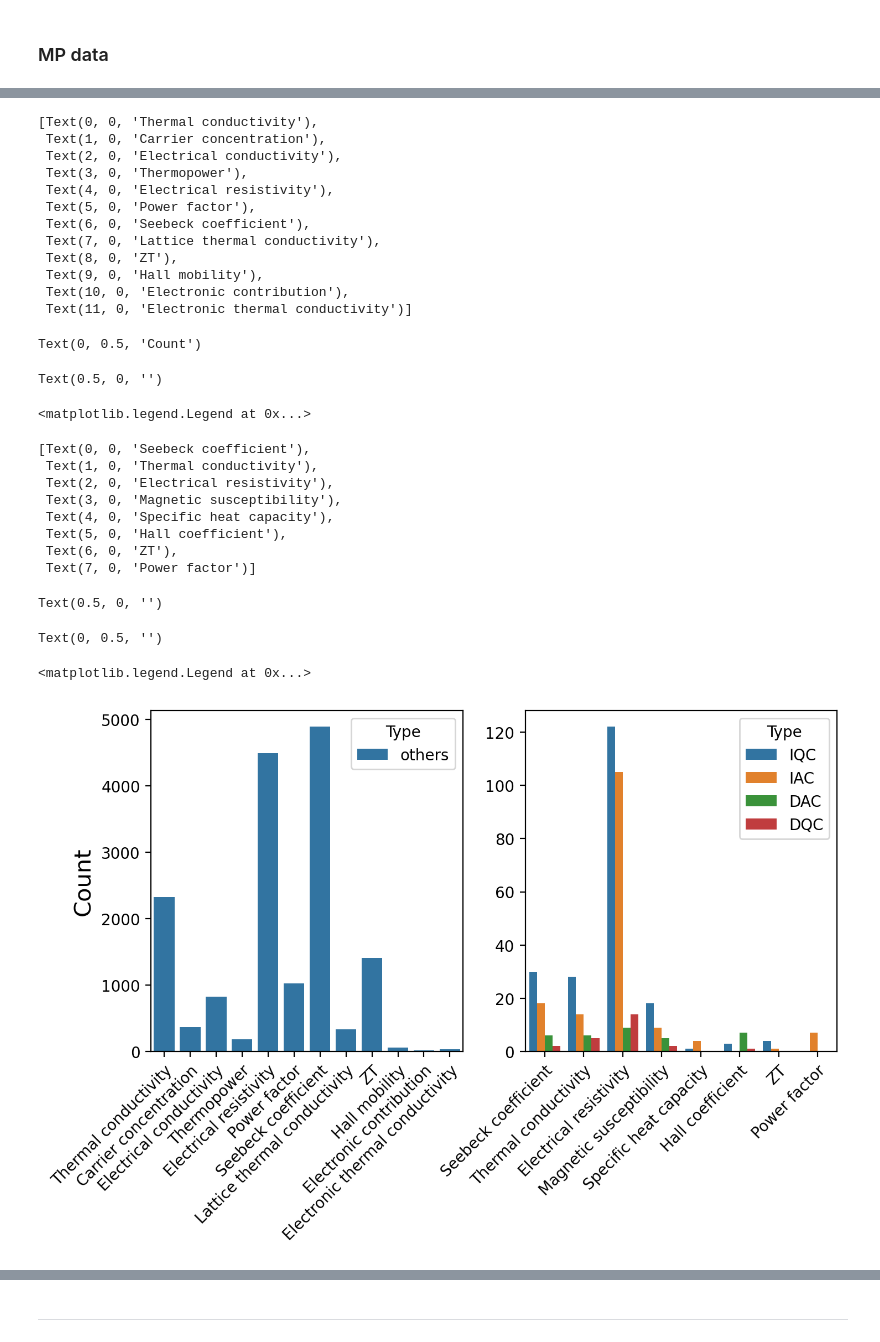
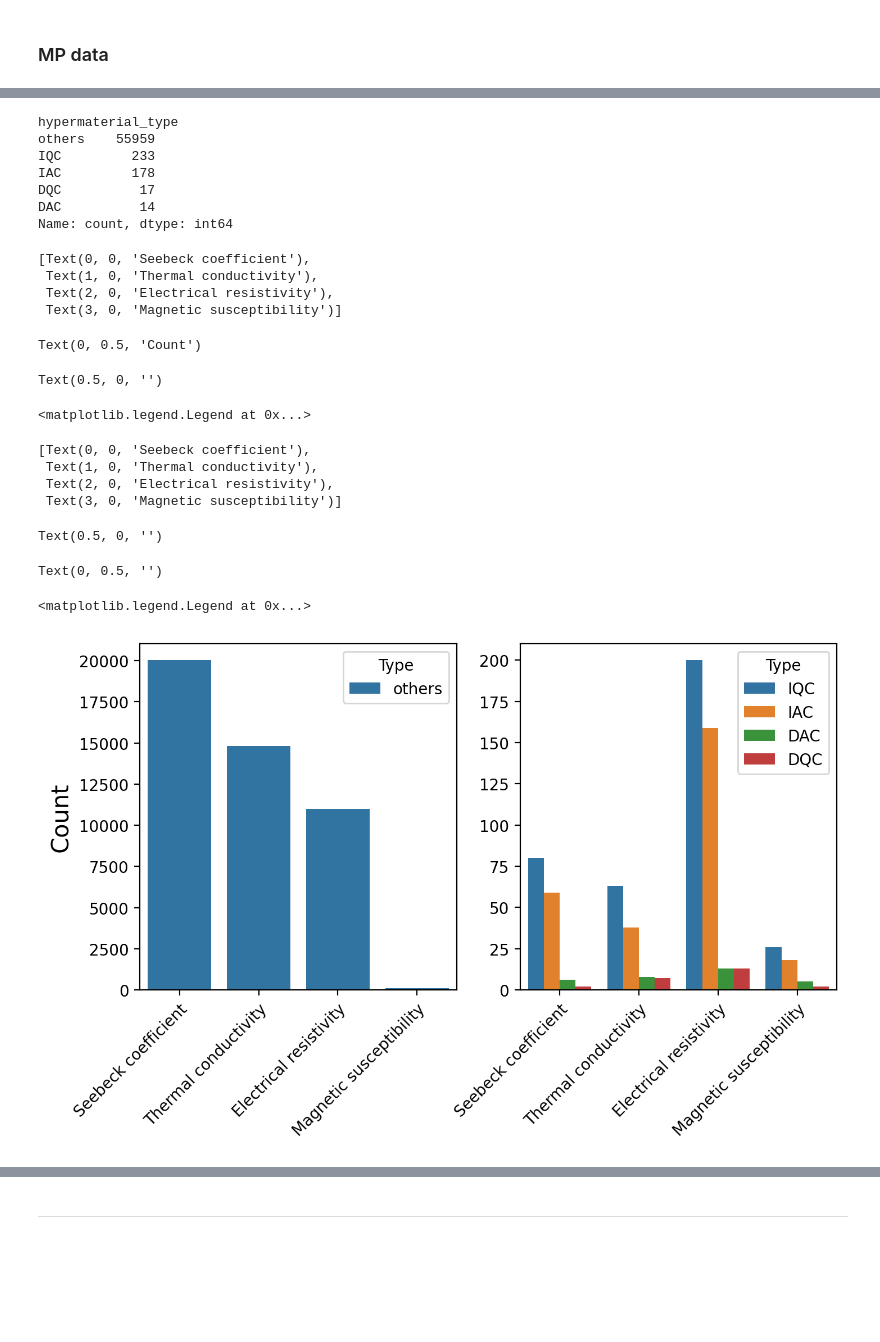
Before and after one commit to TsumiNa/foundation_model, a Jupyter notebook: data/scripts/process_ac_qe_te_data.ipynb, the cells around one changed output, grey strips where cells are left out. Cells and saved outputs as stored; diff of their text form; code cells hidden in the pictures; blank space fills up the shorter version.

```diff
--- a/data/scripts/process_ac_qe_te_data.ipynb
+++ b/data/scripts/process_ac_qe_te_data.ipynb
@@ -428,7 +440,7 @@ starry_dataset = starry_dataset[[
 ]].dropna()
 
 # Try to convert the composition string to the Composition object
-starry_dataset = starry_dataset.assign(composition=starry_dataset['formula'].apply(convert_composition)).dropna()
+starry_dataset = starry_dataset.assign(composition=starry_dataset['formula'].apply(convert_composition)).dropna(subset=['composition'])
 starry_dataset = starry_dataset.assign(elements=starry_dataset.composition.apply(lambda c: tuple([str(e) for e in c.elements])))
 
 # Align unit of Magnetic susceptibility
@@ -437,8 +449,10 @@ tmp = tmp.assign(
     unit_y='A*m**2/mol',
     y=[convert_mass_magnetization(comp, y).tolist() for comp, y in zip(tmp.composition, tmp.y)]
 )
-starry_dataset.loc[tmp.index] = tmp
+starry_dataset.update(tmp)
 
+starry_dataset.unit_y.unique()
+starry_dataset.prop_y.unique()
 starry_dataset.head(3)
 starry_dataset.shape
 # %% [output]
@@ -467,5 +467,5 @@ Name: x, dtype: object
 # %%
-start, end = 1.0, 500.
+start, end = 1.0, 800.
 x_new = np.linspace(start, end, 500) # pre-selected range = (-6,5, 10.5).
 
 starry_dataset_rebuild = []
@@ -477,21 +477,23 @@ for (f, p, s), data in starry_dataset.groupby(['formula', 'prop_y', 'sample_id']
 
     data = data.iloc[0]
     interp = InterpSmooth(data.x, data.y, smooth_method="savgol")
-    y_sgol = interp(x_new, s_factor=.9)
+    y_sgol = interp(x_new, s_factor=25.0, normalize=True)
 
     tmp = data.copy()
-    tmp.x = x_new.tolist()
-    tmp.y = y_sgol.tolist()
+    tmp['temperature'] = x_new.tolist()
+    tmp['property_value'] = y_sgol.tolist()
 
     starry_dataset_rebuild.append(tmp)
 
 starry_dataset_rebuild = pd.DataFrame(starry_dataset_rebuild).rename(
-    columns={'prop_y': 'property', 'unit_y': 'unit', 'x': 'temperature', 'y': 'property_value'}
+    columns={'prop_y': 'property', 'unit_y': 'unit', 'x': 'raw_x', 'y': 'raw_y'}
 ).drop(columns=['prop_x', 'unit_x'])
 
 
-starry_dataset_rebuild = starry_dataset_rebuild.set_index([[f'starry_{i}' for i in starry_dataset_rebuild.index]], drop=True)
+starry_dataset_rebuild = starry_dataset_rebuild.set_index([[f'starry-{i}' for i in starry_dataset_rebuild.index]], drop=True)
 starry_dataset_rebuild.head(3)
 starry_dataset_rebuild.shape
 starry_dataset_rebuild.property.value_counts()
+
+starry_dataset_rebuild.to_pickle('../processed_starrydata_dataset_norm_20250531.pd.xz')
 # %% [output]
@@ -509,12 +533,16 @@ Name: count, dtype: int64
 # %% [markdown]
 ### MP data
 # %%
-mp_props = ['band_gap', 'composition', 'density', 'efermi', 'elements', 'final_energy_per_atom', 'formation_energy_per_atom', 'pretty_formula', 'total_magnetization', 'volume']
+mp_props = ['band_gap', 'composition', 'density', 'efermi', 'elements', 'energy_per_atom', 'formation_energy_per_atom', 'formula_pretty', 'total_magnetization', 'volume', 'e_total']
 
-mp_data = pd.read_pickle("../raw/mp_inorganic_v2024.12.18.pd.xz")
-mp_data = mp_data[mp_data.e_above_hull == 0.0]
-mp_data = mp_data[mp_props]
-mp_data = mp_data.assign(hypermaterial_type='others', composition=mp_data.composition.apply(convert_composition)).dropna()
+mp_data = pd.read_pickle("../raw/materials_project_20250410/mp_inorganic_info.pd.xz")
+mp_data = mp_data[mp_data.is_stable]
+mp_data = mp_data[mp_props].rename(columns={
+    'energy_per_atom': 'final_energy_per_atom',
+    'e_total': 'dielectric_constant'
+})
+mp_data = mp_data.assign(hypermaterial_type='others', composition=mp_data.composition.apply(convert_composition)).dropna(subset=['composition'])
 
+mp_data.shape
 mp_data.head(3)
 # %% [output]
@@ -531,13 +561,14 @@ units = {
     'final_energy_per_atom': 'eV/atom',
     'formation_energy_per_atom': 'eV/atom',
     'total_magnetization': 'µB/f.u.',
-    'volume': 'Å^3'
+    'volume': 'Å^3',
+    'dielectric_constant': ''
 }
-mp_props = ['band_gap', 'density', 'efermi', 'final_energy_per_atom', 'formation_energy_per_atom', 'total_magnetization', 'volume']
+mp_props = ['band_gap', 'density', 'efermi', 'final_energy_per_atom', 'formation_energy_per_atom', 'total_magnetization', 'volume', 'dielectric_constant']
 
 for p in mp_props:
-    data = mp_data[['pretty_formula', 'composition', 'hypermaterial_type', 'elements', p]].rename(columns={'pretty_formula': 'formula', p: 'property_value'})
-    data = data.assign(sample_id=0, DOI='-', unit=units[p], temperature=0, property=format_title(p, to_snake=False))
+    data = mp_data[['formula_pretty', 'composition', 'hypermaterial_type', 'elements', p]].rename(columns={'formula_pretty': 'formula', p: 'property_value'}).dropna(subset=['property_value'])
+    data = data.assign(sample_id=0, DOI='-', unit=units[p], temperature=None, property=format_title(p, to_snake=False))
     mp_data_rebuild.append(data)
 
 mp_data_rebuild = pd.concat(mp_data_rebuild)
@@ -597,46 +698,44 @@ Name: count, dtype: int64
+# %%
+qc_ac_te_mp_dos_rebuild.hypermaterial_type.value_counts()
+# %% [output]
+hypermaterial_type
+others    55959
+IQC         233
+IAC         178
+DQC          17
+DAC          14
+Name: count, dtype: int64
 # %%
-tmp_ = qc_ac_te_mp_dataset[qc_ac_te_mp_dataset.temperature != 0]
+tmp_ = qc_ac_te_mp_dataset.dropna(subset=['temperature'])
 
 fig, (ax1, ax2) = plt.subplots(1, 2, figsize=(8, 4), dpi=200, sharey=False)
 
 tmp = tmp_[tmp_.hypermaterial_type == 'others']
 ax = sns.countplot(tmp, x="property", hue='hypermaterial_type', ax=ax1)
 ax.set_xticklabels(ax.get_xticklabels(), rotation=45, ha='right', rotation_mode='anchor')
 ax.set_ylabel("Count", fontsize=15)
 ax.set_xlabel(None)
 ax.legend(title='Type')
 
 tmp = tmp_[tmp_.hypermaterial_type != 'others']
 ax = sns.countplot(tmp, x="property", hue='hypermaterial_type', ax=ax2)
 ax.set_xticklabels(ax.get_xticklabels(), rotation=45, ha='right', rotation_mode='anchor')
 ax.set_xlabel(None)
 ax.set_ylabel(None)
 ax.legend(title='Type')
 # %% [output]
-[Text(0, 0, 'Thermal conductivity'),
- Text(1, 0, 'Carrier concentration'),
- Text(2, 0, 'Electrical conductivity'),
- Text(3, 0, 'Thermopower'),
- Text(4, 0, 'Electrical resistivity'),
- Text(5, 0, 'Power factor'),
- Text(6, 0, 'Seebeck coefficient'),
- Text(7, 0, 'Lattice thermal conductivity'),
- Text(8, 0, 'ZT'),
- Text(9, 0, 'Hall mobility'),
- Text(10, 0, 'Electronic contribution'),
- Text(11, 0, 'Electronic thermal conductivity')]
+[Text(0, 0, 'Seebeck coefficient'),
+ Text(1, 0, 'Thermal conductivity'),
+ Text(2, 0, 'Electrical resistivity'),
+ Text(3, 0, 'Magnetic susceptibility')]
 Text(0, 0.5, 'Count')
 Text(0.5, 0, '')
 <matplotlib.legend.Legend at 0x...>
 [Text(0, 0, 'Seebeck coefficient'),
  Text(1, 0, 'Thermal conductivity'),
  Text(2, 0, 'Electrical resistivity'),
- Text(3, 0, 'Magnetic susceptibility'),
- Text(4, 0, 'Specific heat capacity'),
- Text(5, 0, 'Hall coefficient'),
- Text(6, 0, 'ZT'),
- Text(7, 0, 'Power factor')]
+ Text(3, 0, 'Magnetic susceptibility')]
 Text(0.5, 0, '')
 Text(0, 0.5, '')
 <matplotlib.legend.Legend at 0x...>
-[figure, old version]
+[figure, new version]
```
Also changed, not shown: parts of 28 cells of this notebook.
